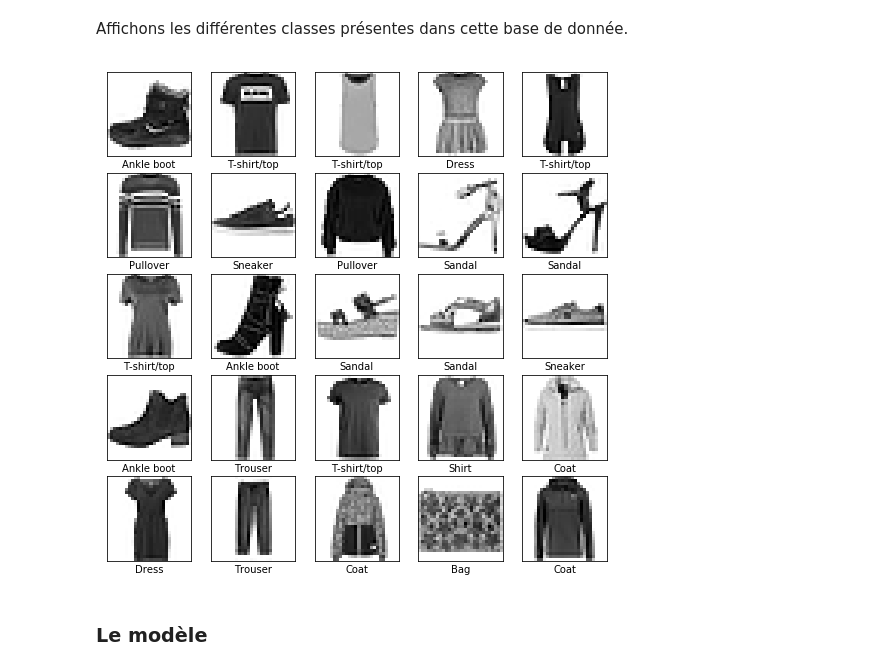
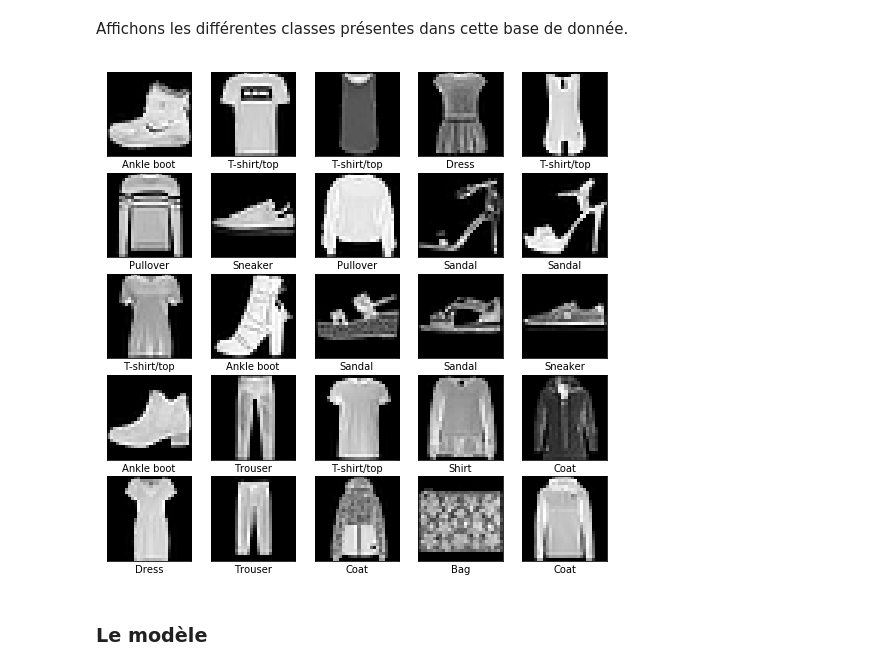
Before and after one commit to 0xSalim/classification_neural_networks, a Jupyter notebook: NeuralNet-Fashion.ipynb, the cells around one changed output. Saved outputs shown, nothing was run; the diff lists cells and outputs as text; code cells hidden in the pictures.

```diff
--- a/NeuralNet-Fashion.ipynb
+++ b/NeuralNet-Fashion.ipynb
@@ -89,14 +91,14 @@ Affichons les différentes classes présentes dans cette base de donnée.
 # %%
 plt.figure(figsize=(9,9))
 for i in range(25):
     plt.subplot(5,5,i+1)
     plt.xticks([])
     plt.yticks([])
     plt.grid(False)
-    plt.imshow(x_train[i], cmap=plt.cm.binary)
+    plt.imshow(x_train[i], cmap='gray')
     plt.xlabel(class_names[y_train[i]])
 # %% [output]
-[figure, old version]
+[figure, new version]
 # %% [markdown]
 ### Le modèle
 # %% [markdown]
```
Also changed, not shown: parts of 7 cells of this notebook.
